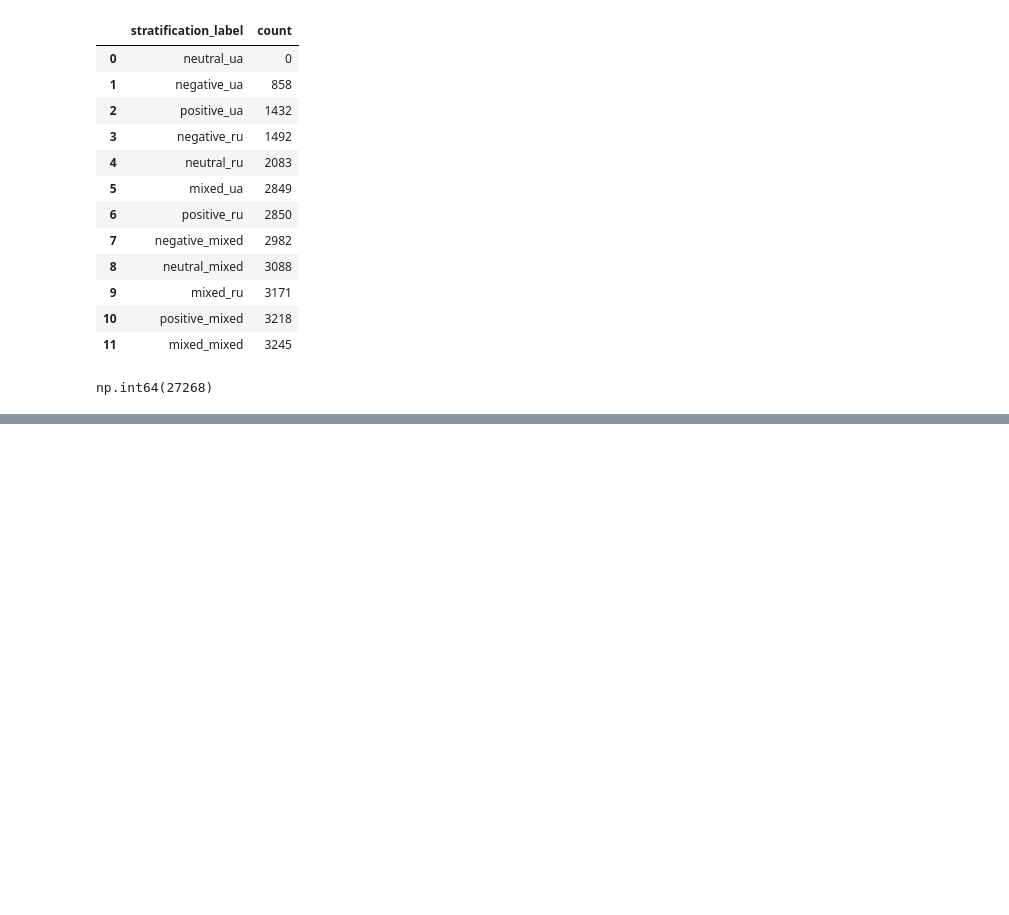
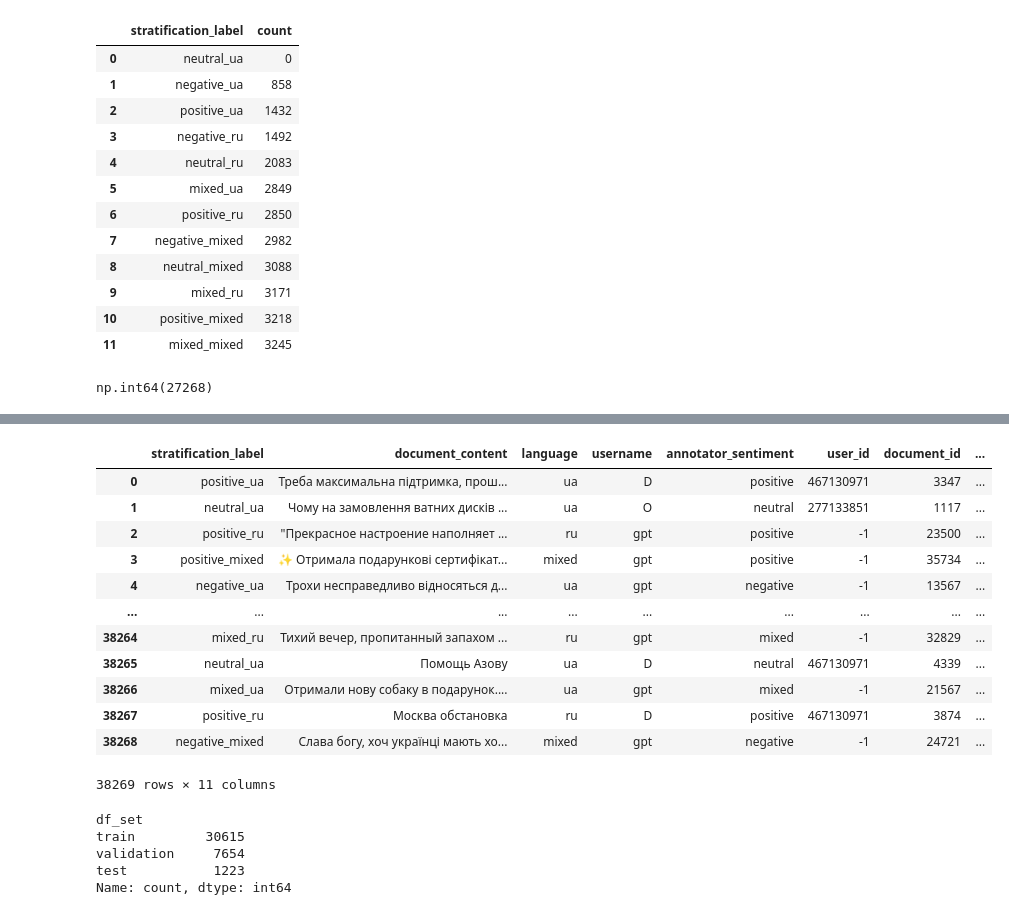
Before and after one commit to ShynkarovUCU/UASocialSentiment, a Jupyter notebook: 7. Augmentation experiments.ipynb, the cells around one changed output, grey strips where cells are left out. Saved outputs shown, nothing was run; the diff lists cells and outputs as text; code cells hidden in the pictures; blank space fills up the shorter version.

```diff
--- a/7. Augmentation experiments.ipynb
+++ b/7. Augmentation experiments.ipynb
@@ -202,0 +306,24 @@ df_augmented.to_parquet('augmentations.parquet')
+# %%
+def multi_stratified_split(final_df, train_size=0.8, val_size=0.2, random_state=1337):
+    """Create train/val/test splits with stratification on multiple variables"""
+
+    df = final_df.copy()
+
+    df['stratification_label'] = df['annotator_sentiment'].astype(str) + '_' + \
+                   df['language'].astype(str)
+
+    # Check if we have enough samples per stratum
+    strata_counts = df['stratification_label'].value_counts()
+    print(f"Number of unique strata: {len(strata_counts)}")
+    print(strata_counts)
+    print(f"Minimum samples in a stratum: {strata_counts.min()}")
+
+    # First split: training vs. (validation+test)
+    train_df, val_df = train_test_split(
+        df,
+        train_size=train_size,
+        stratify=df['stratification_label'],
+        random_state=random_state
+    )
+
+    return train_df, val_df
@@ -202,0 +381,4 @@ df_augmented.to_parquet('augmentations.parquet')
+# %%
+val_df['df_set'] = 'validation'
+test_df['df_set'] = 'test'
+train_df['df_set'] = 'train'
@@ -202,0 +390,18 @@ df_augmented.to_parquet('augmentations.parquet')
+# %%
+df_augmented_full_final = pd.concat([val_df, train_df], ignore_index=True)
+# %%
+df_augmented_full_final
+# %% [output]
+|  | stratification_label | document_content | language | username | annotator_sentiment | user_id | document_id | ... |
+| 0 | positive_ua | Треба максимальна підтримка, прош... | ua | D | positive | 467130971 | 3347 | ... |
+| 1 | neutral_ua | Чому на замовлення ватних дисків ... | ua | O | neutral | 277133851 | 1117 | ... |
+| 2 | positive_ru | "Прекрасное настроение наполняет ... | ru | gpt | positive | -1 | 23500 | ... |
+| 3 | positive_mixed | ✨ Отримала подарункові сертифікат... | mixed | gpt | positive | -1 | 35734 | ... |
+| 4 | negative_ua | Трохи несправедливо відносяться д... | ua | gpt | negative | -1 | 13567 | ... |
+| ... | ... | ... | ... | ... | ... | ... | ... | ... |
+| 38264 | mixed_ru | Тихий вечер, пропитанный запахом ... | ru | gpt | mixed | -1 | 32829 | ... |
+| 38265 | neutral_ua | Помощь Азову | ua | D | neutral | 467130971 | 4339 | ... |
+| 38266 | mixed_ua | Отримали нову собаку в подарунок.... | ua | gpt | mixed | -1 | 21567 | ... |
+| 38267 | positive_ru | Москва обстановка | ru | D | positive | 467130971 | 3874 | ... |
+| 38268 | negative_mixed | Слава богу, хоч українці мають хо... | mixed | gpt | negative | -1 | 24721 | ... |
+38269 rows × 11 columns
@@ -202,0 +410,8 @@ df_augmented.to_parquet('augmentations.parquet')
+# %%
+df_augmented_full_final.df_set.value_counts()
+# %% [output]
+df_set
+train         30615
+validation     7654
+test           1223
+Name: count, dtype: int64
```
Also changed, not shown: parts of 29 cells of this notebook.
